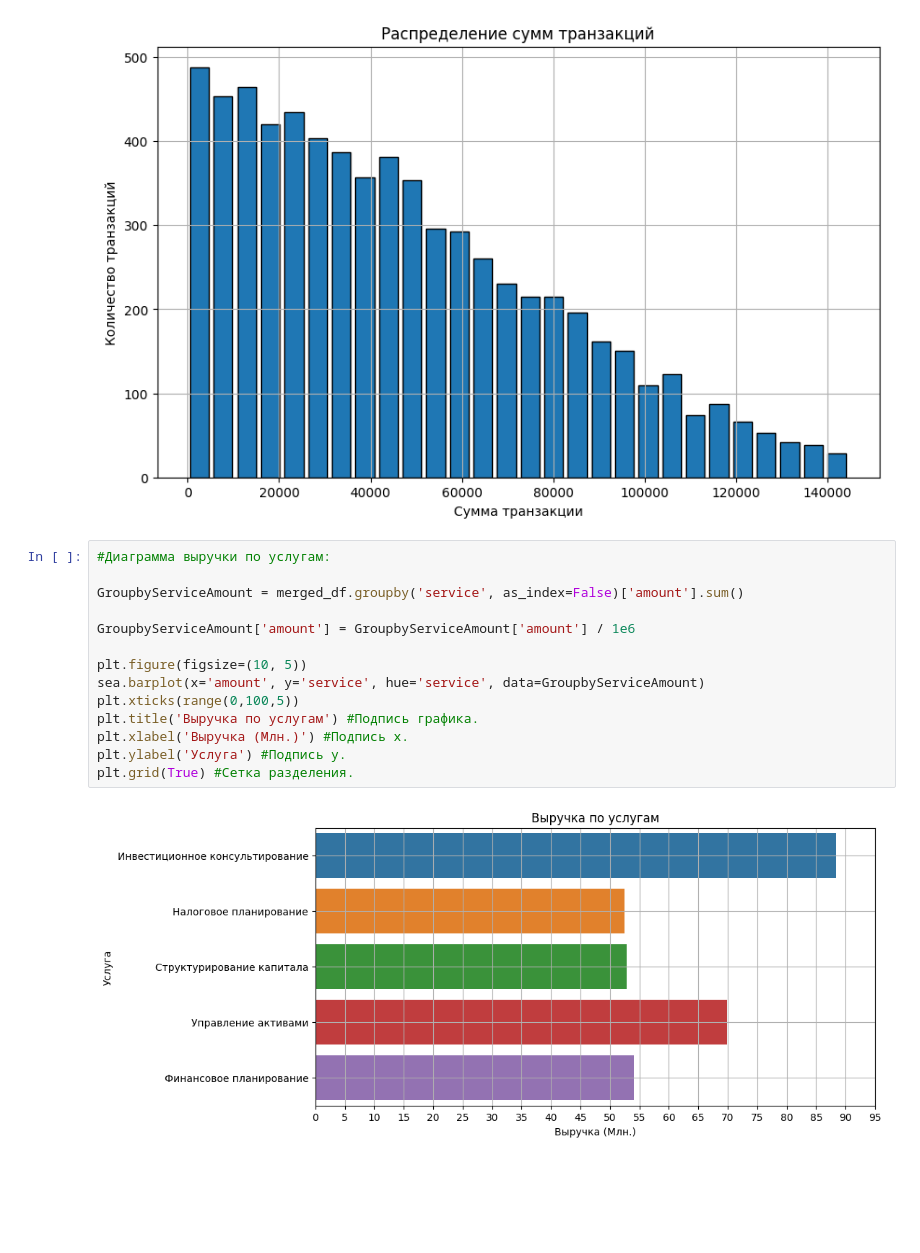
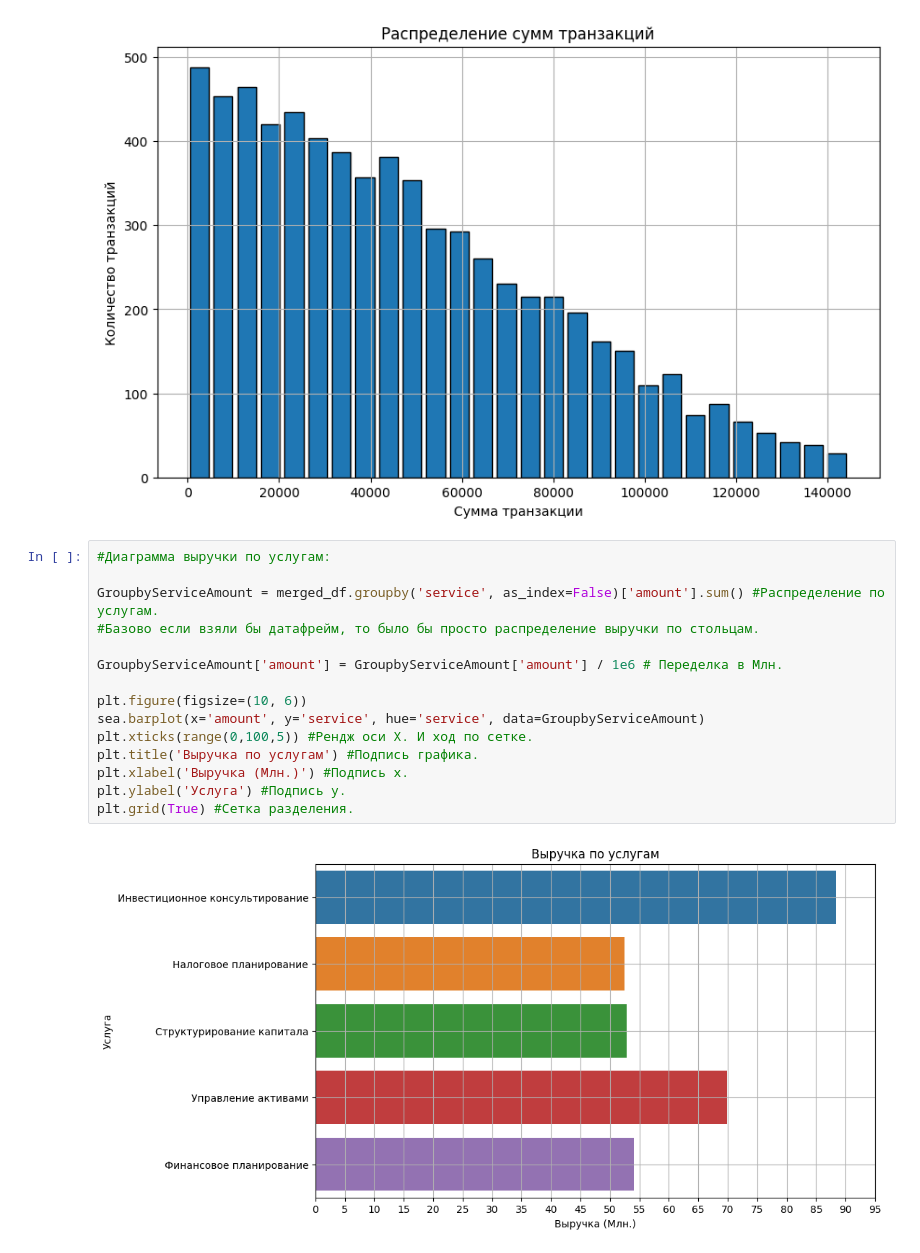
Before and after one commit to KYBqq/Finance-And-Clients-Analytics, a Jupyter notebook: Finance & Client, Analytics.ipynb, the cells around one changed output. Saved outputs shown, nothing was run; the diff lists cells and outputs as text; blank space fills up the shorter version.

```diff
--- a/Finance & Client, Analytics.ipynb
+++ b/Finance & Client, Analytics.ipynb
@@ -453,16 +454,17 @@ plt.grid(True) #Сетка разделения.
 # %%
 #Диаграмма выручки по услугам:
 
-GroupbyServiceAmount = merged_df.groupby('service', as_index=False)['amount'].sum()
+GroupbyServiceAmount = merged_df.groupby('service', as_index=False)['amount'].sum() #Распределение по услугам.
+#Базово если взяли бы датафрейм, то было бы просто распределение выручки по стольцам.
 
-GroupbyServiceAmount['amount'] = GroupbyServiceAmount['amount'] / 1e6
+GroupbyServiceAmount['amount'] = GroupbyServiceAmount['amount'] / 1e6 # Переделка в Млн.
 
-plt.figure(figsize=(10, 5))
+plt.figure(figsize=(10, 6))
 sea.barplot(x='amount', y='service', hue='service', data=GroupbyServiceAmount)
-plt.xticks(range(0,100,5))
+plt.xticks(range(0,100,5)) #Рендж оси X. И ход по сетке.
 plt.title('Выручка по услугам') #Подпись графика.
 plt.xlabel('Выручка (Млн.)') #Подпись x.
 plt.ylabel('Услуга') #Подпись y.
 plt.grid(True) #Сетка разделения.
 # %% [output]
-[figure, old version]
+[figure, new version]
```
Also changed, not shown: parts of 1 cell of this notebook.
